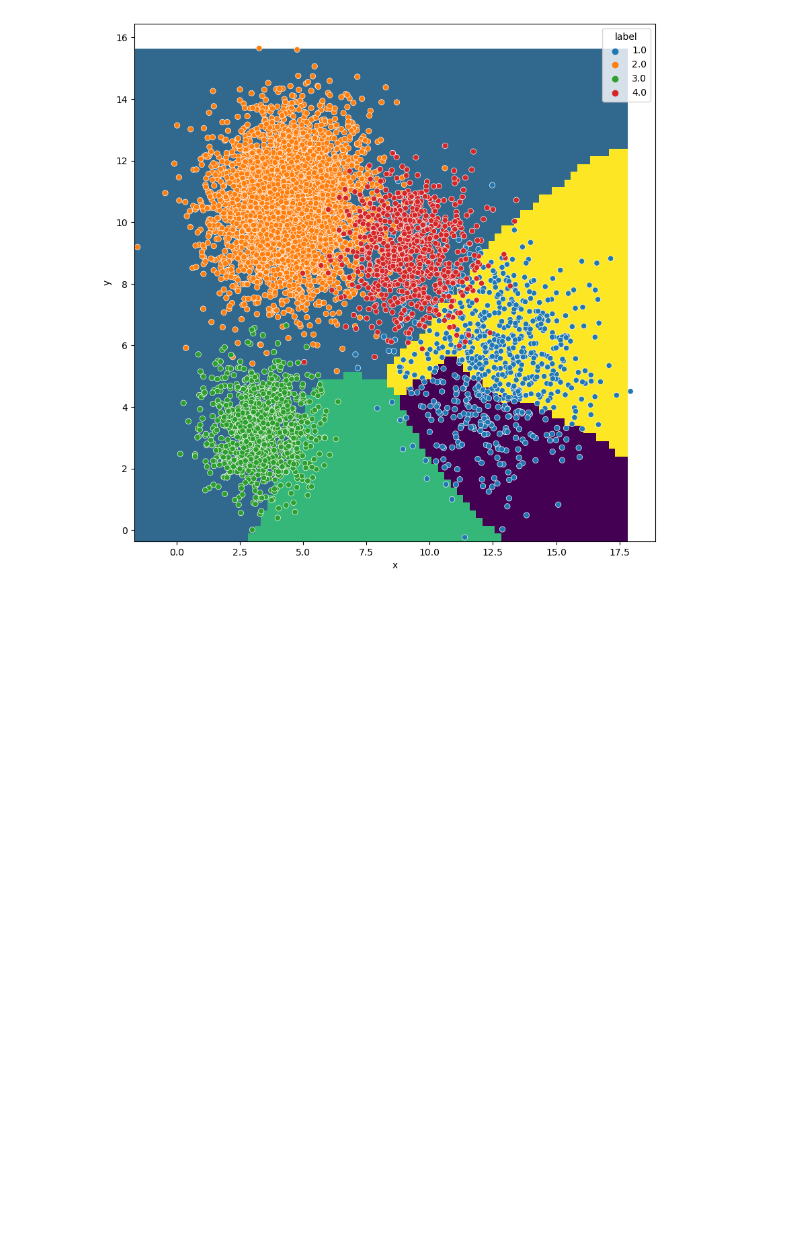
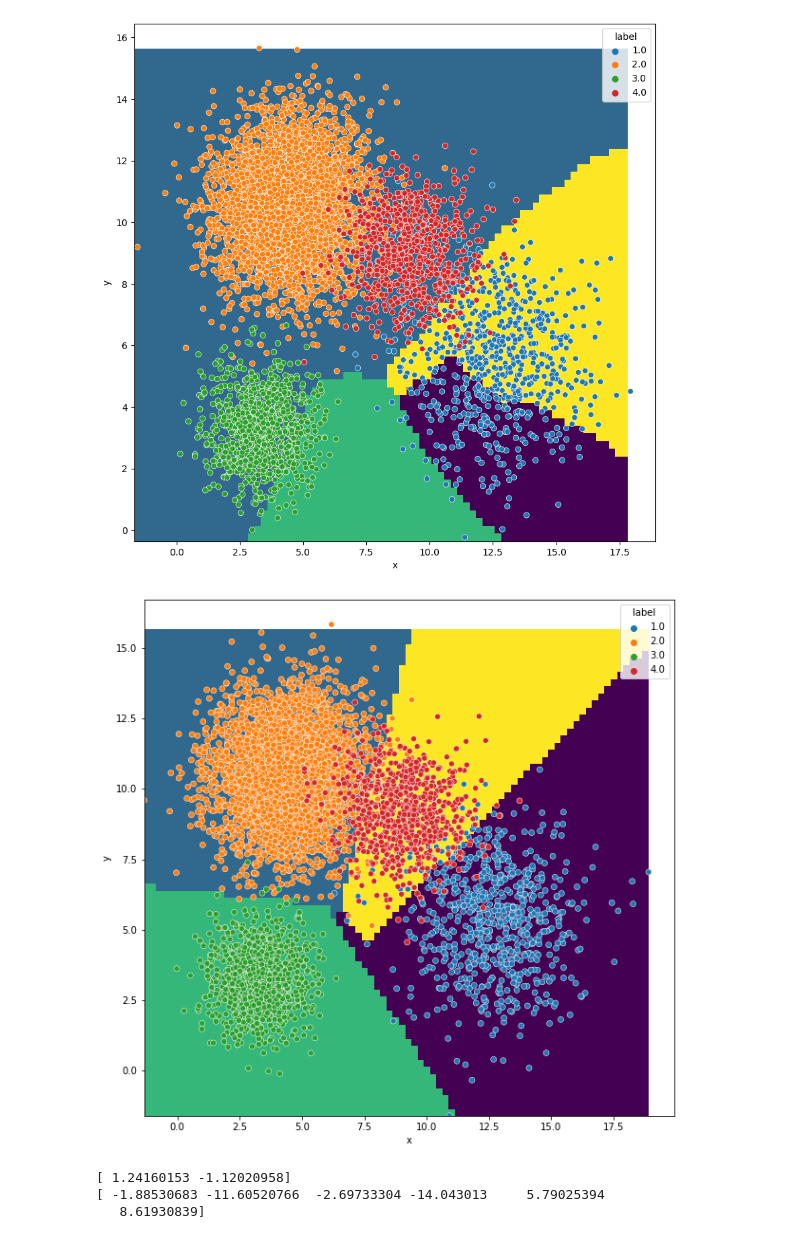
Before and after one commit to meenakshsundaram/AIML, a Jupyter notebook: KNN/src/knn_exploration_with_synthetic_data.ipynb, the cells around one changed output. Saved outputs shown, nothing was run; the diff lists cells and outputs as text; code cells hidden in the pictures; blank space fills up the shorter version.

```diff
--- a/KNN/src/knn_exploration_with_synthetic_data.ipynb
+++ b/KNN/src/knn_exploration_with_synthetic_data.ipynb
@@ -100,0 +104,22 @@ plt.close()
+# %%
+lcl = svm.SVC(kernel='linear')
+lcl.fit(attribute_train,label_train)
+zz_row=lcl.predict(np.c_[xx_row,yy_row])
+zz=zz_row.reshape(xx.shape)
+
+plt.figure(figsize=[10,10])
+plt.pcolormesh(xx,yy,zz)
+sns.scatterplot(data=points,x='x',y='y',hue='label')
+plt.show()
+plt.close()
+# %% [output]
+[figure, added]
+# %%
+W = lcl.coef_[0]
+I = lcl.intercept_
+print(W)
+print(I)
+# %% [output]
+[ 1.24160153 -1.12020958]
+[ -1.88530683 -11.60520766  -2.69733304 -14.043013     5.79025394
+   8.61930839]
```
Also changed, not shown: parts of 10 cells of this notebook.
